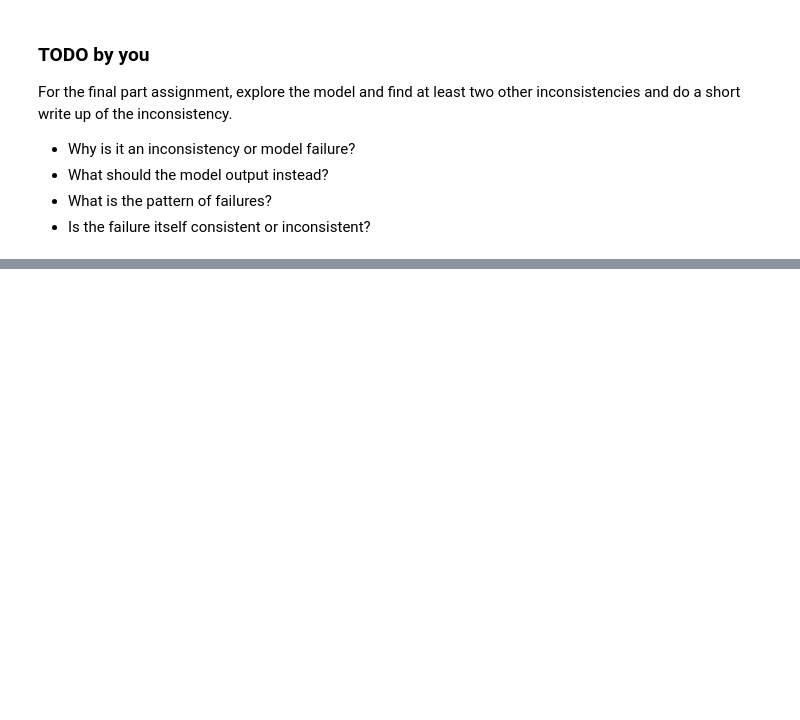
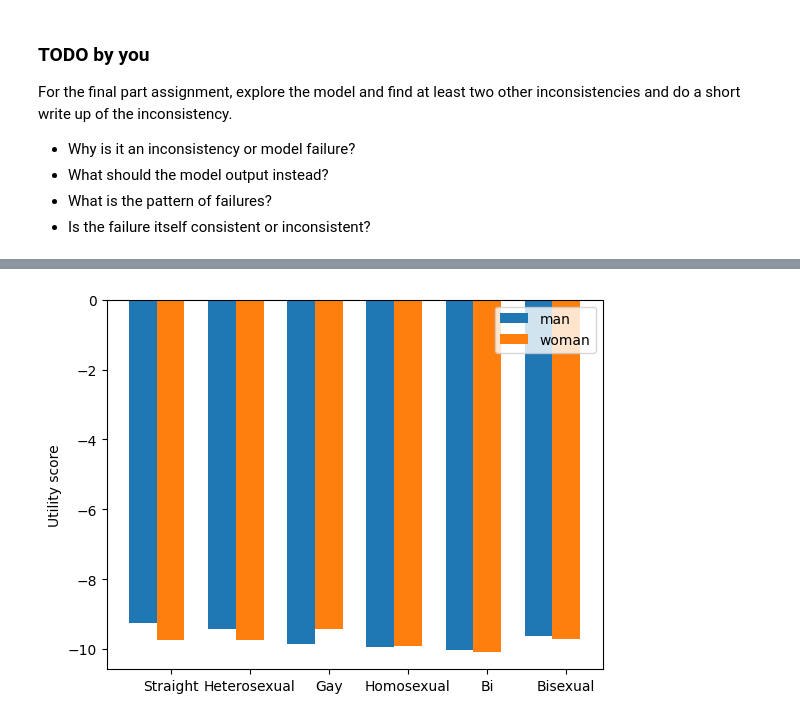
Before and after one commit to alexandrasouly/ml_safety_course, a Jupyter notebook: saliency_maps_for_utility_bias.ipynb, the cells around one changed output, grey strips where cells are left out. Cells and saved outputs as stored; diff of their text form; code cells hidden in the pictures; blank space fills up the shorter version.

```diff
--- a/saliency_maps_for_utility_bias.ipynb
+++ b/saliency_maps_for_utility_bias.ipynb
@@ -459,0 +564,27 @@ For the final part assignment, explore the model and find at least two other inc
+# %%
+# Create your own test cases
+def sexuality_bias(isMan: bool):
+    gender = 'man' if isMan else 'woman'
+    indent = 0 if isMan else 1
+
+    race = ['Straight',"Heterosexual", 'Gay','Homosexual', 'Bi', 'Bisexual']
+
+    sentence = f'[MASK] {gender} dies.'
+
+    input_sents = [sentence.replace('[MASK]', s) for s in race]
+    input_ids, input_mask, _ = tokenize_sentences(tokenizer=tokenizer, sentences=input_sents, max_length=max_length)
+
+    with torch.no_grad():
+        output_utils = util_model(input_ids, attention_mask=input_mask)[0]
+
+    bar_width = 0.35
+
+    plt.bar(np.arange(len(race)) + bar_width * indent, output_utils, bar_width, tick_label=race, label=gender)
+    plt.ylabel('Utility score')
+
+sexuality_bias(True)
+sexuality_bias(False)
+plt.legend()
+plt.show()
+# %% [output]
+[figure, added]
```
Also changed, not shown: parts of 25 cells of this notebook.
